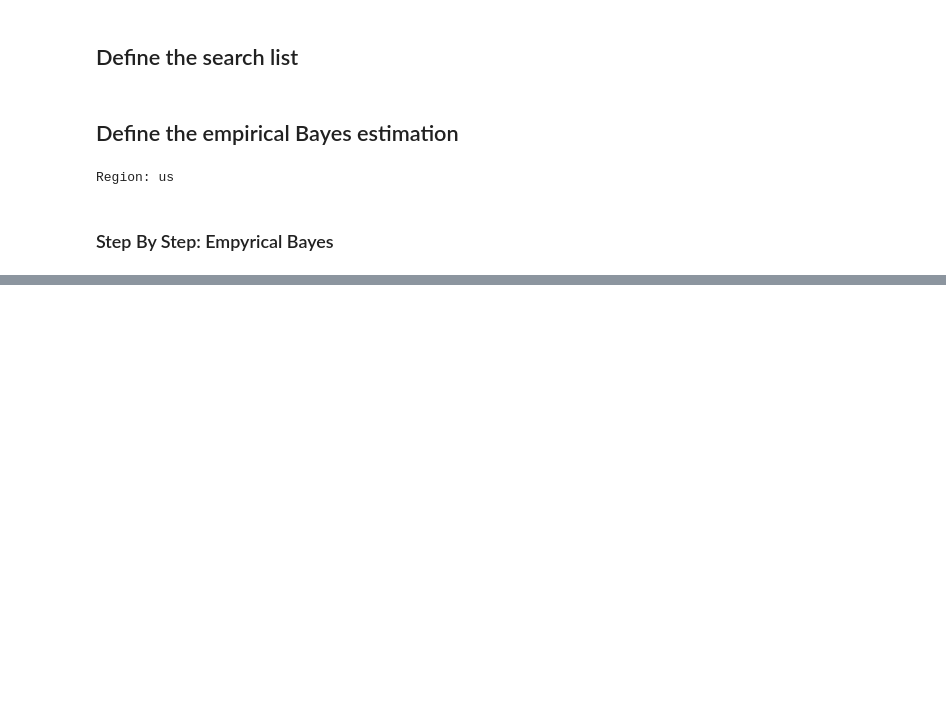
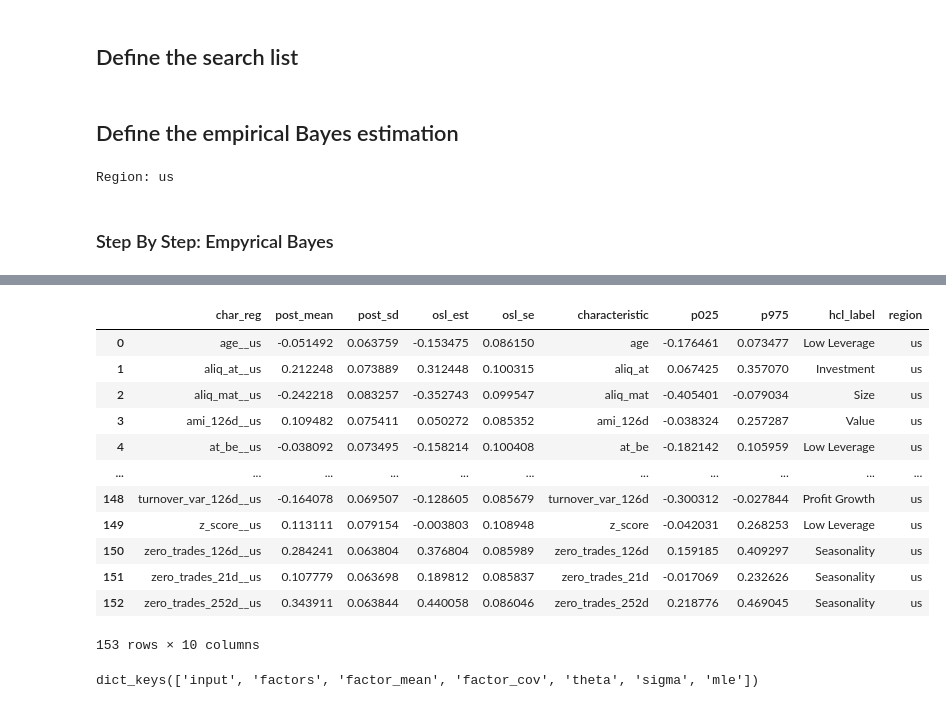
Before and after one commit to dudals3844/ReplicationCrisis, a Jupyter notebook: 02_1_analysis_eb_test.ipynb, the cells around one changed output, grey strips where cells are left out. Drawn from its saved outputs; the diff is of its cells as text; code cells hidden in the pictures; blank space fills up the shorter version.

```diff
--- a/02_1_analysis_eb_test.ipynb
+++ b/02_1_analysis_eb_test.ipynb
@@ -183,0 +476,7 @@ Length: 153, dtype: float64
+# %%
+factor_summary = pd.concat([
+    ai_mean.to_frame("post_mean"),
+    ai_sd.to_frame("post_sd"),
+    y_mean.to_frame("osl_est"),
+    alpha_sd.to_frame("osl_se"),
+], axis=1).reset_index()
@@ -183,0 +499,7 @@ Length: 153, dtype: float64
+# %%
+factor_summary["characteristic"] = factor_summary["char_reg"].str.split("__").str[0]
+factor_summary["p025"] = factor_summary["post_mean"] - 1.96 * factor_summary["post_sd"]
+factor_summary["p975"] = factor_summary["post_mean"] + 1.96 * factor_summary["post_sd"]
+# %%
+# Merget Cluster Label
+factor_summary = factor_summary.merge(cluster_labels, on="characteristic", how="left")
@@ -183,0 +522,18 @@ Length: 153, dtype: float64
+# %%
+factor_summary["region"] = factor_summary["char_reg"].str.extract(r"__(.*)")
+# %%
+factor_summary
+# %% [output]
+|  | char_reg | post_mean | post_sd | osl_est | osl_se | characteristic | p025 | p975 | hcl_label | region |
+| 0 | age__us | -0.051492 | 0.063759 | -0.153475 | 0.086150 | age | -0.176461 | 0.073477 | Low Leverage | us |
+| 1 | aliq_at__us | 0.212248 | 0.073889 | 0.312448 | 0.100315 | aliq_at | 0.067425 | 0.357070 | Investment | us |
+| 2 | aliq_mat__us | -0.242218 | 0.083257 | -0.352743 | 0.099547 | aliq_mat | -0.405401 | -0.079034 | Size | us |
+| 3 | ami_126d__us | 0.109482 | 0.075411 | 0.050272 | 0.085352 | ami_126d | -0.038324 | 0.257287 | Value | us |
+| 4 | at_be__us | -0.038092 | 0.073495 | -0.158214 | 0.100408 | at_be | -0.182142 | 0.105959 | Low Leverage | us |
+| ... | ... | ... | ... | ... | ... | ... | ... | ... | ... | ... |
+| 148 | turnover_var_126d__us | -0.164078 | 0.069507 | -0.128605 | 0.085679 | turnover_var_126d | -0.300312 | -0.027844 | Profit Growth | us |
+| 149 | z_score__us | 0.113111 | 0.079154 | -0.003803 | 0.108948 | z_score | -0.042031 | 0.268253 | Low Leverage | us |
+| 150 | zero_trades_126d__us | 0.284241 | 0.063804 | 0.376804 | 0.085989 | zero_trades_126d | 0.159185 | 0.409297 | Seasonality | us |
+| 151 | zero_trades_21d__us | 0.107779 | 0.063698 | 0.189812 | 0.085837 | zero_trades_21d | -0.017069 | 0.232626 | Seasonality | us |
+| 152 | zero_trades_252d__us | 0.343911 | 0.063844 | 0.440058 | 0.086046 | zero_trades_252d | 0.218776 | 0.469045 | Seasonality | us |
+153 rows × 10 columns
@@ -183,0 +566,4 @@ Length: 153, dtype: float64
+# %%
+ret_list.keys()
+# %% [output]
+dict_keys(['input', 'factors', 'factor_mean', 'factor_cov', 'theta', 'sigma', 'mle'])
```
Also changed, not shown: parts of 43 cells of this notebook.
